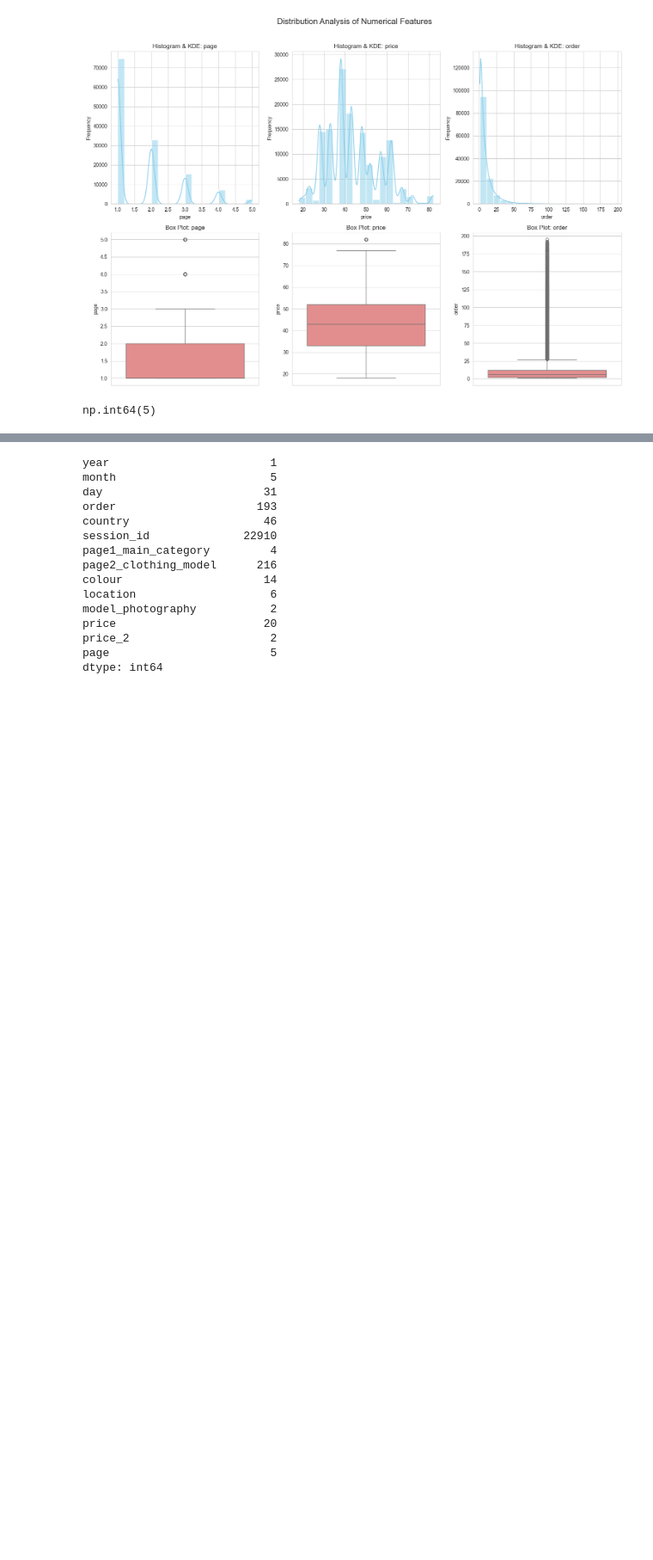
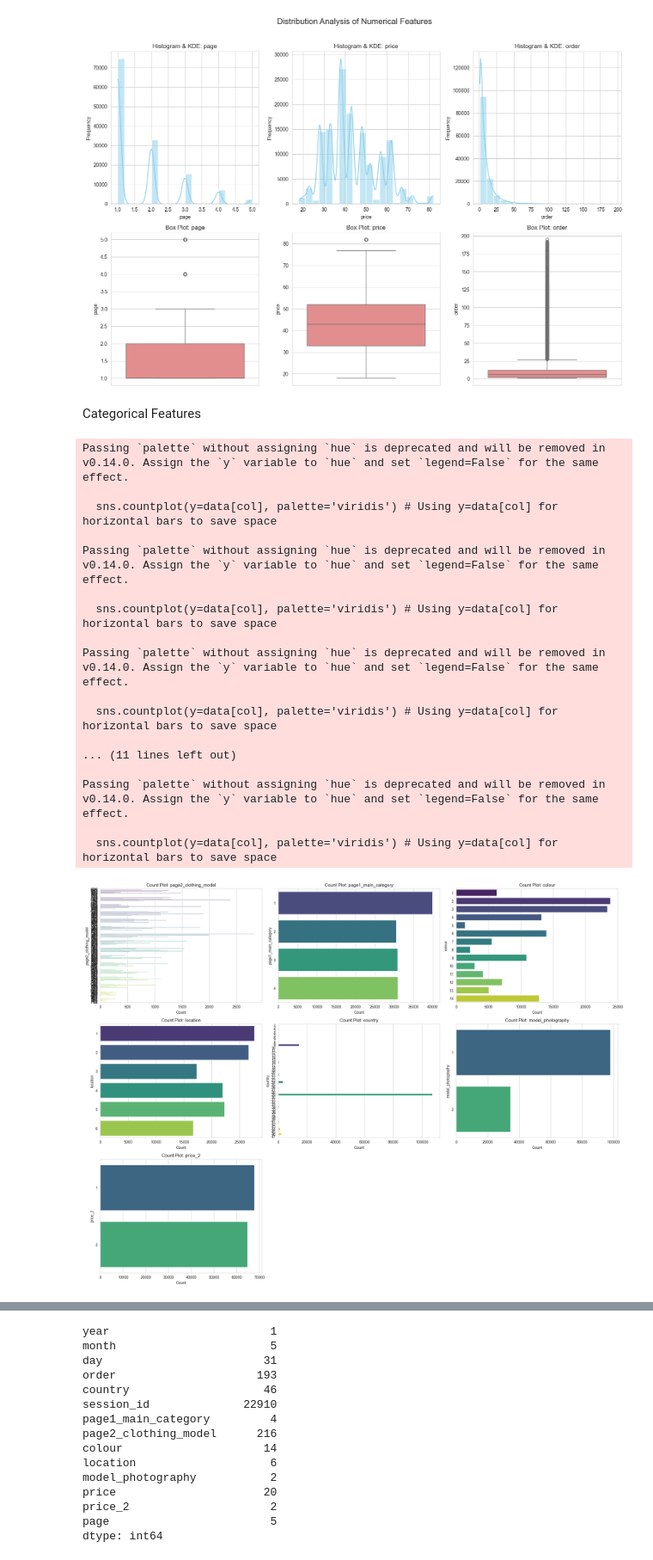
Before and after one commit to Aravind-M2/E-Commerce-Customer-conversion, a Jupyter notebook: data exploration.ipynb, the cells around one changed output, grey strips where cells are left out. Shown at 86% size. Drawn from its saved outputs; the diff is of its cells as text; code cells hidden in the pictures; blank space fills up the shorter version.

Commit message:
data with distribtuion and categorical count graphs

```diff
--- a/data exploration.ipynb
+++ b/data exploration.ipynb
@@ -127,7 +131,49 @@ plt.tight_layout()
 plt.show()
 # %% [output]
 [figure]
-# %%
-data['page'].max()
-# %% [output]
-np.int64(5)
+# %% [markdown]
+Categorical Features
+# %%
+# List of Categorical columns to plot (replace with your actual column names)
+Categorical_features = ['page2_clothing_model', 'page1_main_category', 'colour', 'location', 'country', 'model_photography', 'price_2']
+
+# Set a style for the plots
+sns.set_style("whitegrid")
+
+# Create a figure and a set of subplots
+N = len(Categorical_features)
+plt.figure(figsize=(20, 15)) # Increased size for better readability
+
+for i, col in enumerate(Categorical_features):
+    # Set up a 3x3 grid (N=7 features)
+    plt.subplot(3, 3, i + 1)
+
+    # Use sns.countplot for clear categorical frequency analysis
+    sns.countplot(y=data[col], palette='viridis') # Using y=data[col] for horizontal bars to save space
+
+    plt.title(f'Count Plot: {col}')
+    plt.xlabel('Count')
+    plt.ylabel(col)
+
+# Adjust layout to prevent overlap and display the plots
+plt.tight_layout()
+plt.show()
+# %% [output]
+Passing `palette` without assigning `hue` is deprecated and will be removed in v0.14.0. Assign the `y` variable to `hue` and set `legend=False` for the same effect.
+
+  sns.countplot(y=data[col], palette='viridis') # Using y=data[col] for horizontal bars to save space
+
+Passing `palette` without assigning `hue` is deprecated and will be removed in v0.14.0. Assign the `y` variable to `hue` and set `legend=False` for the same effect.
+
+  sns.countplot(y=data[col], palette='viridis') # Using y=data[col] for horizontal bars to save space
+
+Passing `palette` without assigning `hue` is deprecated and will be removed in v0.14.0. Assign the `y` variable to `hue` and set `legend=False` for the same effect.
+
+  sns.countplot(y=data[col], palette='viridis') # Using y=data[col] for horizontal bars to save space
+
+... (11 lines left out)
+
+Passing `palette` without assigning `hue` is deprecated and will be removed in v0.14.0. Assign the `y` variable to `hue` and set `legend=False` for the same effect.
+
+  sns.countplot(y=data[col], palette='viridis') # Using y=data[col] for horizontal bars to save space
+[figure, added]
```
Also changed, not shown: parts of 6 cells of this notebook.
